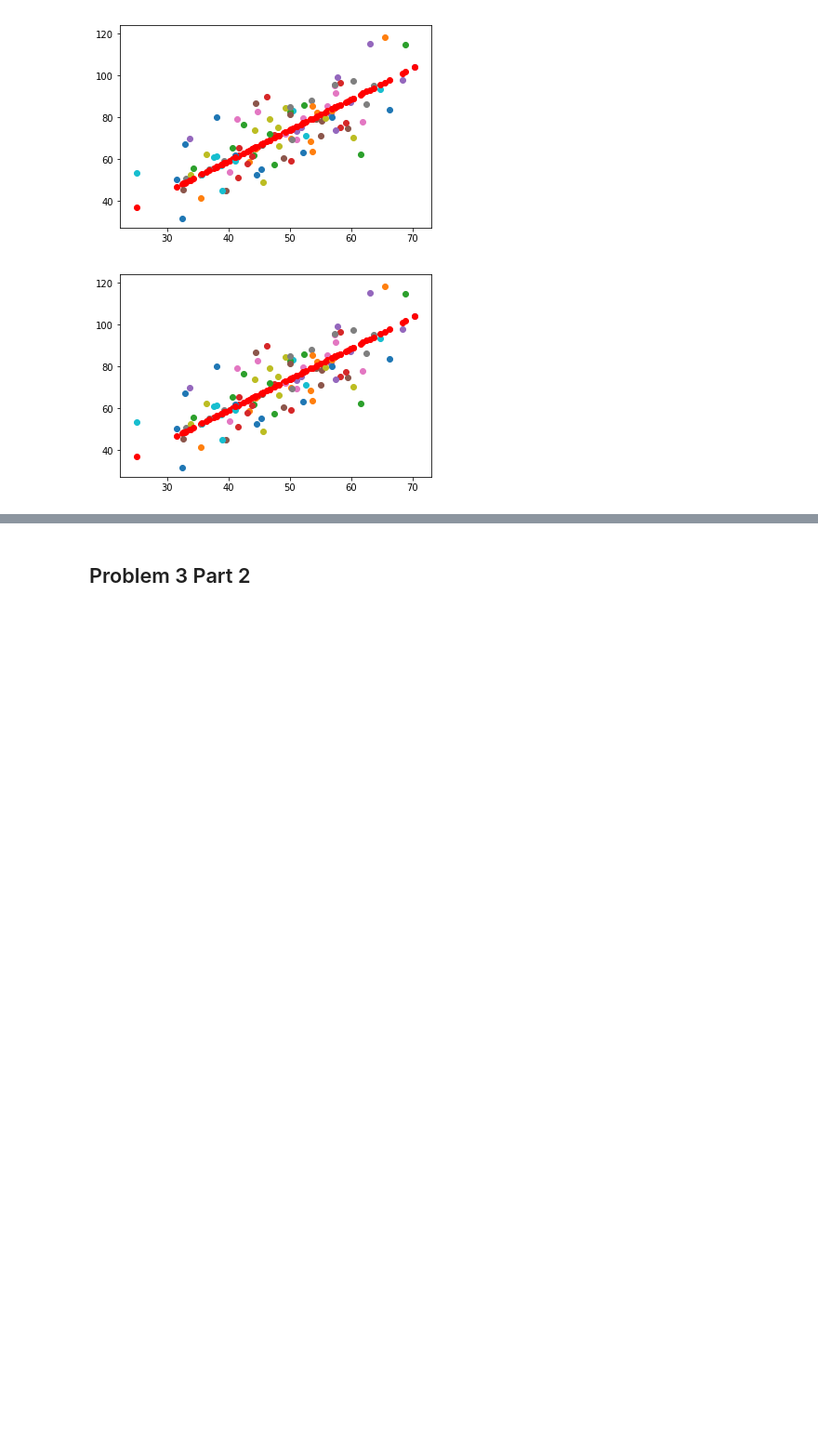
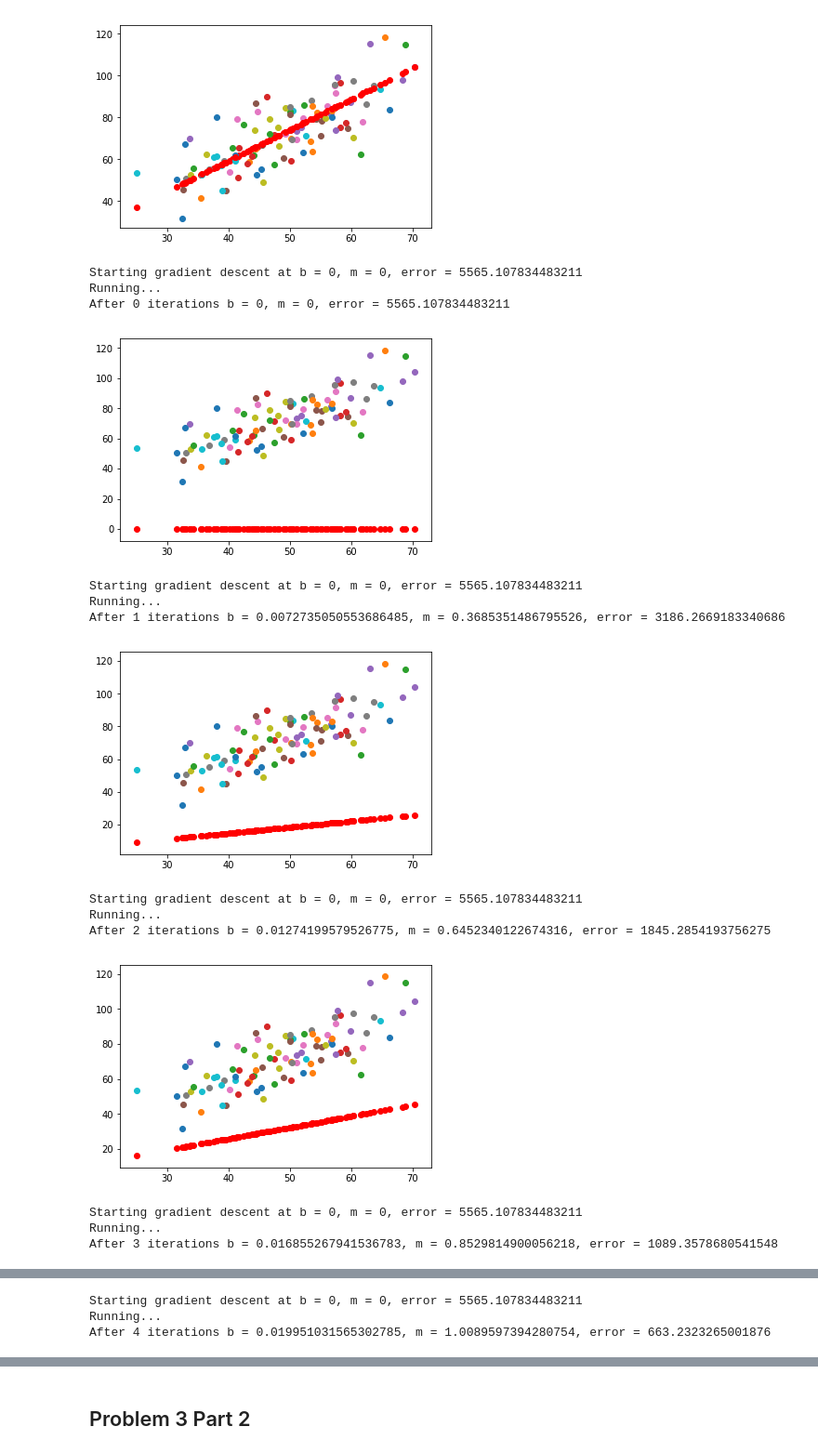
Before and after one commit to Columbia-Intro-Data-Science/python-introduction-ls3456, a Jupyter notebook: Homework 1 - Github and Pandas.ipynb, the cells around one changed output, grey strips where cells are left out. Shown: that part at 93% size. Cells and saved outputs as stored; diff of their text form; code cells hidden in the pictures; blank space fills up the shorter version.

```diff
--- a/Homework 1 - Github and Pandas.ipynb
+++ b/Homework 1 - Github and Pandas.ipynb
@@ -306,12 +317,30 @@ Starting gradient descent at b = 0, m = 0, error = 5565.107834483211
 Running...
 After 100 iterations b = 0.03507497059234178, m = 1.4788027175308358, error = 112.64705664288809
 [figure]
-# %%
-# Use this to visually discuss convergence rate based on learning rate
-
-#for num in range(0,10):
-#    run(num)
-#    plt.show()
-run(100)
-# %% [output]
-[figure, removed]
+# %%
+# Use this to visually discuss convergence rate based on learning rate
+
+for num in range(0,10):
+    run(num)
+    plt.show()
+
+
+# When the learning rate start from really low number (close to 0), the converence rate increases with increases of learning rate
+# This positive correlation will continue until it reaches a point where the learning rate gets too big.
+# When the converage rate starts to reduce with increase of learning rate, the algorithm might still converge until the learning rate is too big to converge.
+# %% [output]
+Starting gradient descent at b = 0, m = 0, error = 5565.107834483211
+Running...
+After 0 iterations b = 0, m = 0, error = 5565.107834483211
+[figure, added]
+Starting gradient descent at b = 0, m = 0, error = 5565.107834483211
+Running...
+After 1 iterations b = 0.0072735050553686485, m = 0.3685351486795526, error = 3186.2669183340686
+[figure, added]
+Starting gradient descent at b = 0, m = 0, error = 5565.107834483211
+Running...
+After 2 iterations b = 0.01274199579526775, m = 0.6452340122674316, error = 1845.2854193756275
+[figure, added]
+Starting gradient descent at b = 0, m = 0, error = 5565.107834483211
+Running...
+After 3 iterations b = 0.016855267941536783, m = 0.8529814900056218, error = 1089.3578680541548
@@ -317,0 +348,3 @@ run(100)
+Starting gradient descent at b = 0, m = 0, error = 5565.107834483211
+Running...
+After 4 iterations b = 0.019951031565302785, m = 1.0089597394280754, error = 663.2323265001876
```
Also changed, not shown: parts of 8 cells of this notebook.
